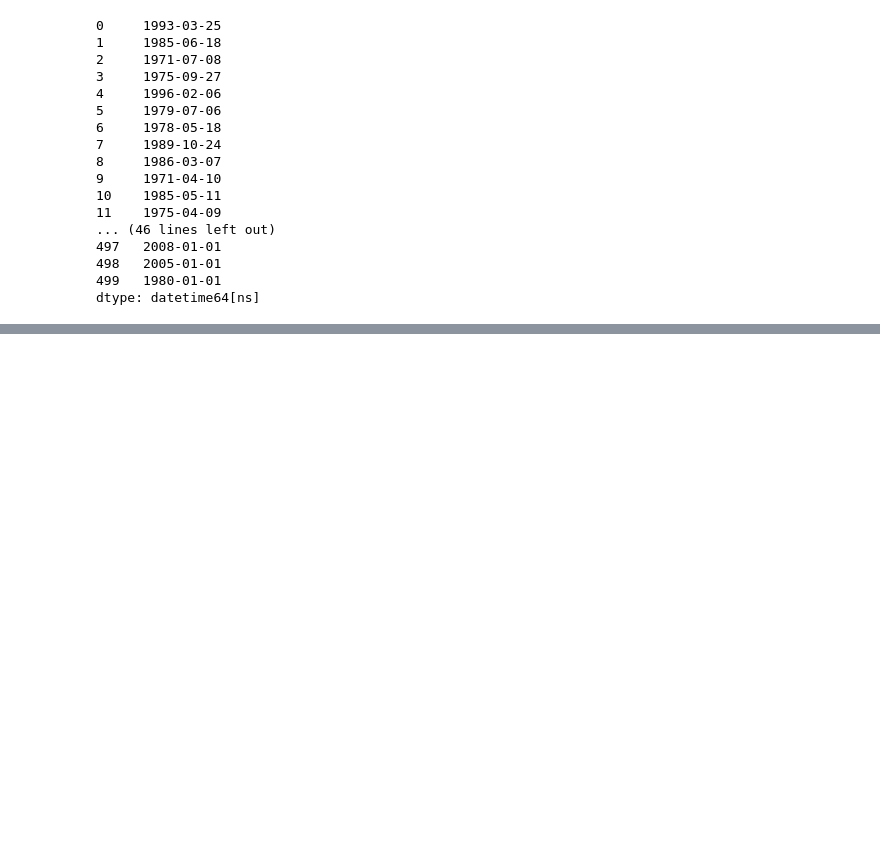
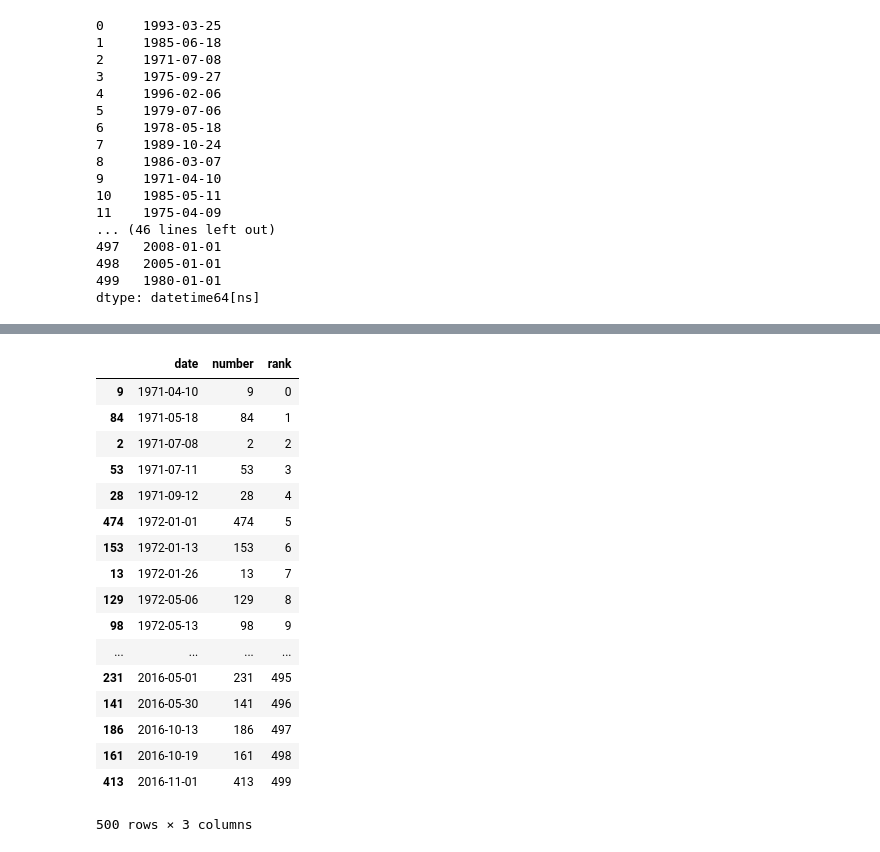
Before and after one commit to caboe2012/UM_TextMining_1, a Jupyter notebook: Assignment_1_recent.ipynb, the cells around one changed output, grey strips where cells are left out. Cells and saved outputs as stored; diff of their text form; code cells hidden in the pictures; blank space fills up the shorter version.

```diff
--- a/Assignment_1_recent.ipynb
+++ b/Assignment_1_recent.ipynb
@@ -907,0 +906,5 @@ dateutil.parser.parse?
+# %%
+count = pd.Series(range(500))
+# %%
+a1 = pd.DataFrame({'date':clean_df,'number':count})
+a1
@@ -907,0 +930,25 @@ dateutil.parser.parse?
+# %%
+a2 = a1.sort_values('date')
+# %%
+a2['rank'] = range(len(a2))
+# %%
+a2
+# %% [output]
+|  | date | number | rank |
+| 9 | 1971-04-10 | 9 | 0 |
+| 84 | 1971-05-18 | 84 | 1 |
+| 2 | 1971-07-08 | 2 | 2 |
+| 53 | 1971-07-11 | 53 | 3 |
+| 28 | 1971-09-12 | 28 | 4 |
+| 474 | 1972-01-01 | 474 | 5 |
+| 153 | 1972-01-13 | 153 | 6 |
+| 13 | 1972-01-26 | 13 | 7 |
+| 129 | 1972-05-06 | 129 | 8 |
+| 98 | 1972-05-13 | 98 | 9 |
+| ... | ... | ... | ... |
+| 231 | 2016-05-01 | 231 | 495 |
+| 141 | 2016-05-30 | 141 | 496 |
+| 186 | 2016-10-13 | 186 | 497 |
+| 161 | 2016-10-19 | 161 | 498 |
+| 413 | 2016-11-01 | 413 | 499 |
+500 rows × 3 columns
```
Also changed, not shown: parts of 6 cells of this notebook.
